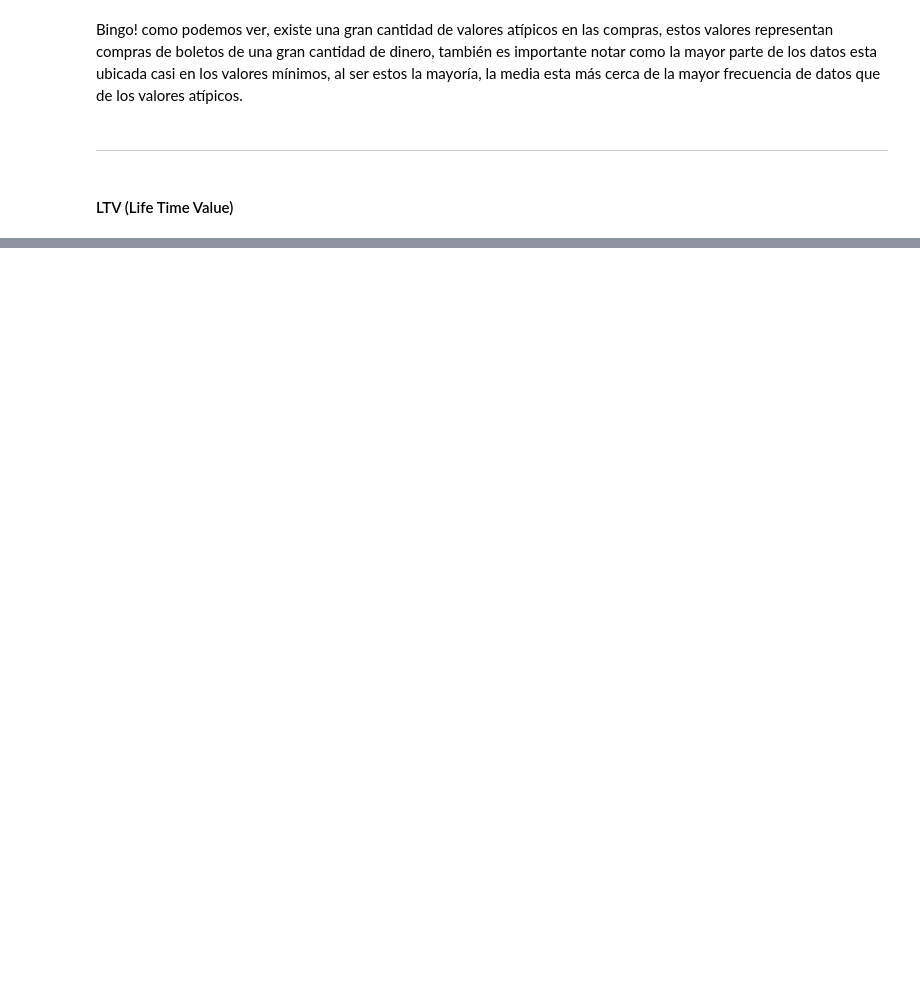
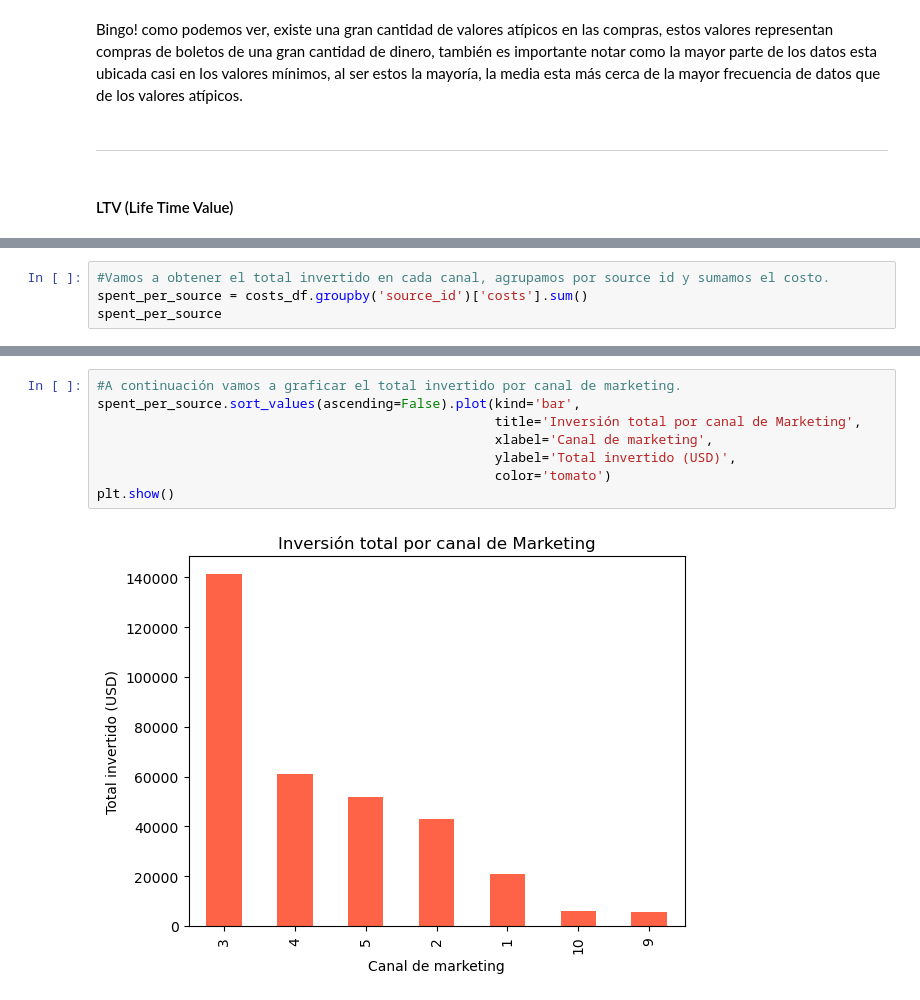
Before and after one commit to Sanlc10/showz_marketing_performance_analysis, a Jupyter notebook: Notebooks/EDA.ipynb, the cells around one changed output, grey strips where cells are left out. Drawn from its saved outputs; the diff is of its cells as text; blank space fills up the shorter version.

```diff
--- a/Notebooks/EDA.ipynb
+++ b/Notebooks/EDA.ipynb
@@ -468,0 +551,4 @@ ltv_per_user.head()
+# %%
+#Vamos a obtener el total invertido en cada canal, agrupamos por source id y sumamos el costo.
+spent_per_source = costs_df.groupby('source_id')['costs'].sum()
+spent_per_source
@@ -468,0 +565,10 @@ ltv_per_user.head()
+# %%
+#A continuación vamos a graficar el total invertido por canal de marketing.
+spent_per_source.sort_values(ascending=False).plot(kind='bar',
+                                                   title='Inversión total por canal de Marketing',
+                                                   xlabel='Canal de marketing',
+                                                   ylabel='Total invertido (USD)',
+                                                   color='tomato')
+plt.show()
+# %% [output]
+[figure, added]
```
Also changed, not shown: parts of 29 cells of this notebook.
